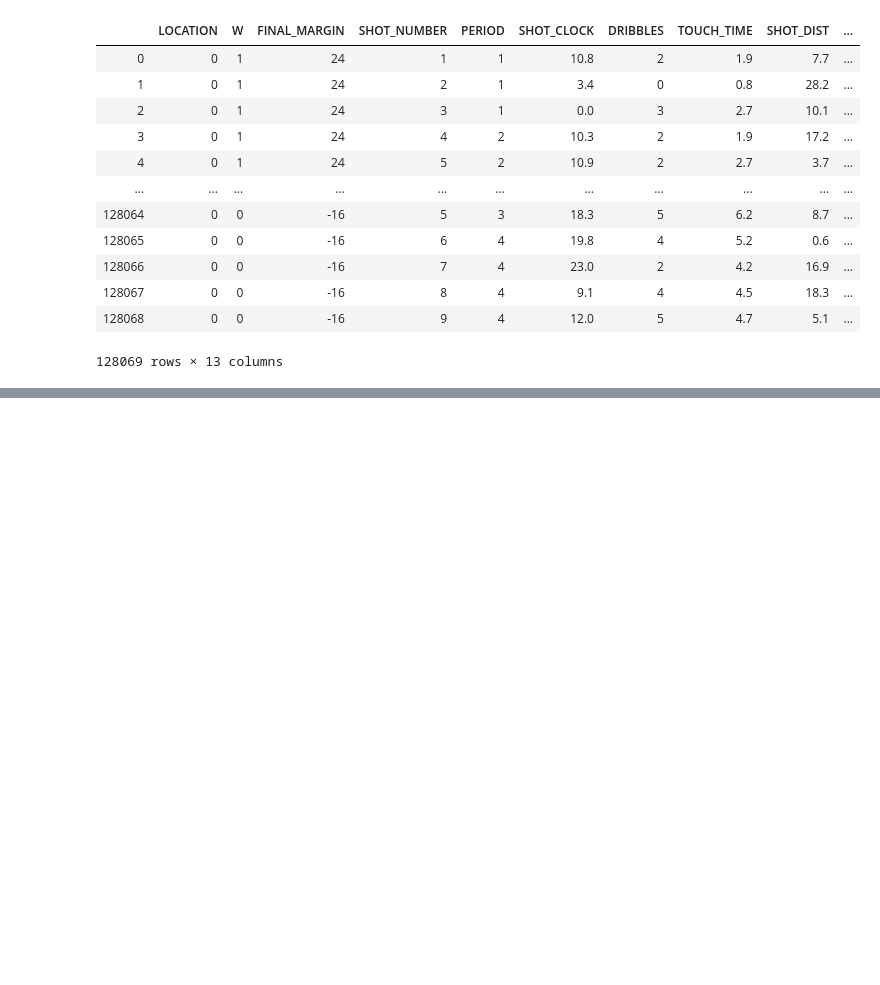
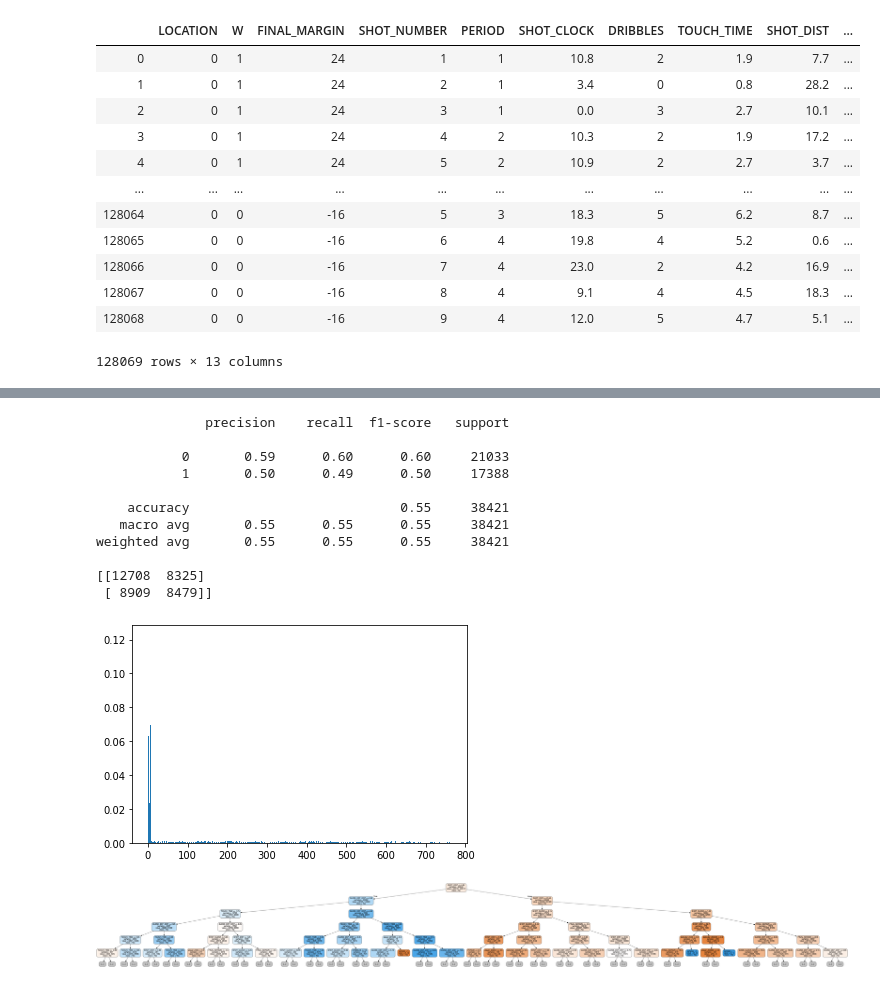
Before and after one commit to tianyi5309/303project, a Jupyter notebook: NBA Shots.ipynb, the cells around one changed output, grey strips where cells are left out. Cells and saved outputs as stored; diff of their text form; code cells hidden in the pictures; blank space fills up the shorter version.

```diff
--- a/NBA Shots.ipynb
+++ b/NBA Shots.ipynb
@@ -201,0 +277,54 @@ FileNotFoundError: [Errno 2] No such file or directory: 'dot': 'dot'
+# %%
+#Let's try vanilla decision tree
+from sklearn import tree
+df = pd.read_csv("shot_logs.csv")
+df["GAME_CLOCK_SECS"] = df.apply(lambda row: (datetime.strptime(row.GAME_CLOCK, "%M:%S") - datetime.strptime("", "")).total_seconds(), axis=1)
+df['LOCATION'] = df['LOCATION'].astype("category").cat.codes
+df['W'] = df['W'].astype("category").cat.codes
+df['SHOT_CLOCK'] = df.SHOT_CLOCK.fillna(df.GAME_CLOCK_SECS)
+df = pd.concat([df, pd.get_dummies(df['player_id'], prefix="player")], axis=1)
+df = pd.concat([df, pd.get_dummies(df['CLOSEST_DEFENDER_PLAYER_ID'], prefix="defender")], axis=1)
+df.drop(['GAME_ID','PTS','MATCHUP','GAME_CLOCK','SHOT_RESULT', 'CLOSEST_DEFENDER', 'CLOSEST_DEFENDER_PLAYER_ID','player_name','player_id'],axis=1,inplace=True)
+
+X_train, X_test, y_train, y_test = model_selection.train_test_split(df.drop(['FGM'],axis=1),
+                                                   df['FGM'], test_size=0.30)
+decision = tree.DecisionTreeClassifier().fit(X_train,y_train)
+y_pred = decision.predict(X_test)
+print(metrics.classification_report(y_test, y_pred))
+print(metrics.confusion_matrix(y_test, y_pred))
+plt.bar(range(len(decision.feature_importances_)), decision.feature_importances_)
+plt.show()
+
+from IPython.display import Image as PImage
+from subprocess import check_call
+from PIL import Image, ImageDraw, ImageFont
+
+with open("decision_tree2.dot", 'w') as f:
+     f = tree.export_graphviz(decision,
+                              out_file=f,
+                              max_depth = 5,
+                              impurity = False,
+                              feature_names = X_test.columns.values,
+                              class_names = ['No', 'Yes'],
+                              rounded = True,
+                              filled= True )
+
+check_call(['dot','-Tpng','decision_tree2.dot','-o','decision_tree2.png'])
+img = Image.open("decision_tree2.png")
+draw = ImageDraw.Draw(img)
+img.save('decision_tree2.png')
+PImage("decision_tree2.png")
+# %% [output]
+              precision    recall  f1-score   support
+
+           0       0.59      0.60      0.60     21033
+           1       0.50      0.49      0.50     17388
+
+    accuracy                           0.55     38421
+   macro avg       0.55      0.55      0.55     38421
+weighted avg       0.55      0.55      0.55     38421
+
+[[12708  8325]
+ [ 8909  8479]]
+[figure, added]
+[figure, added]
```
Also changed, not shown: parts of 13 cells of this notebook, 27 other files.
